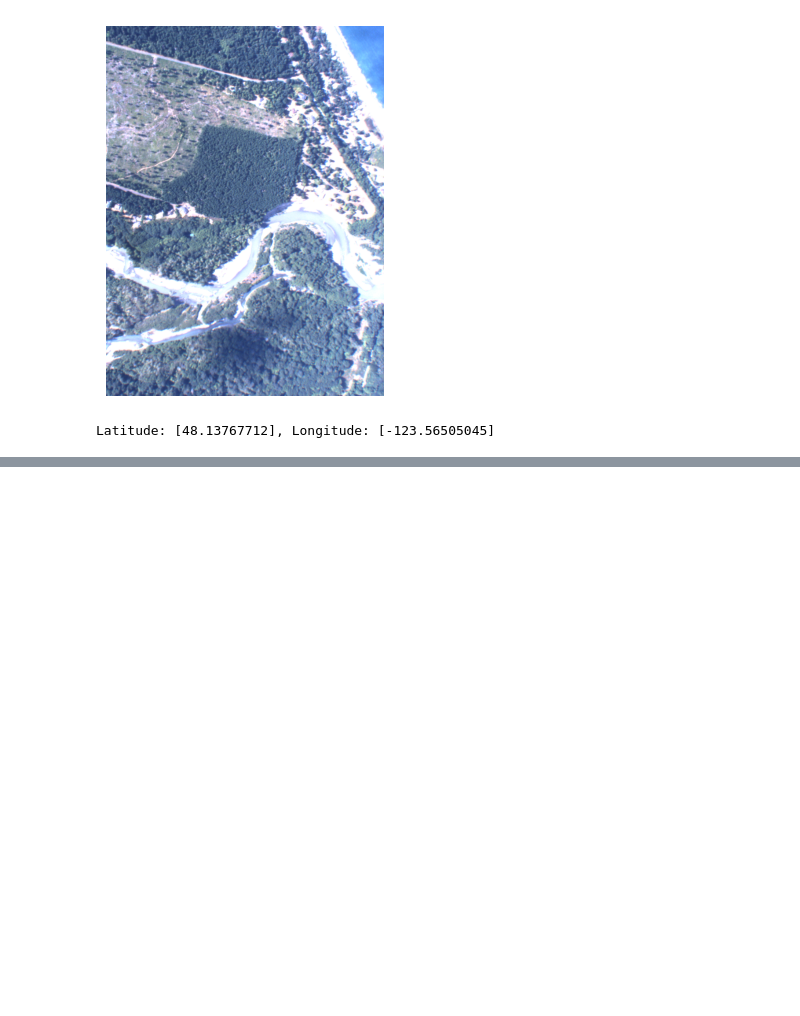
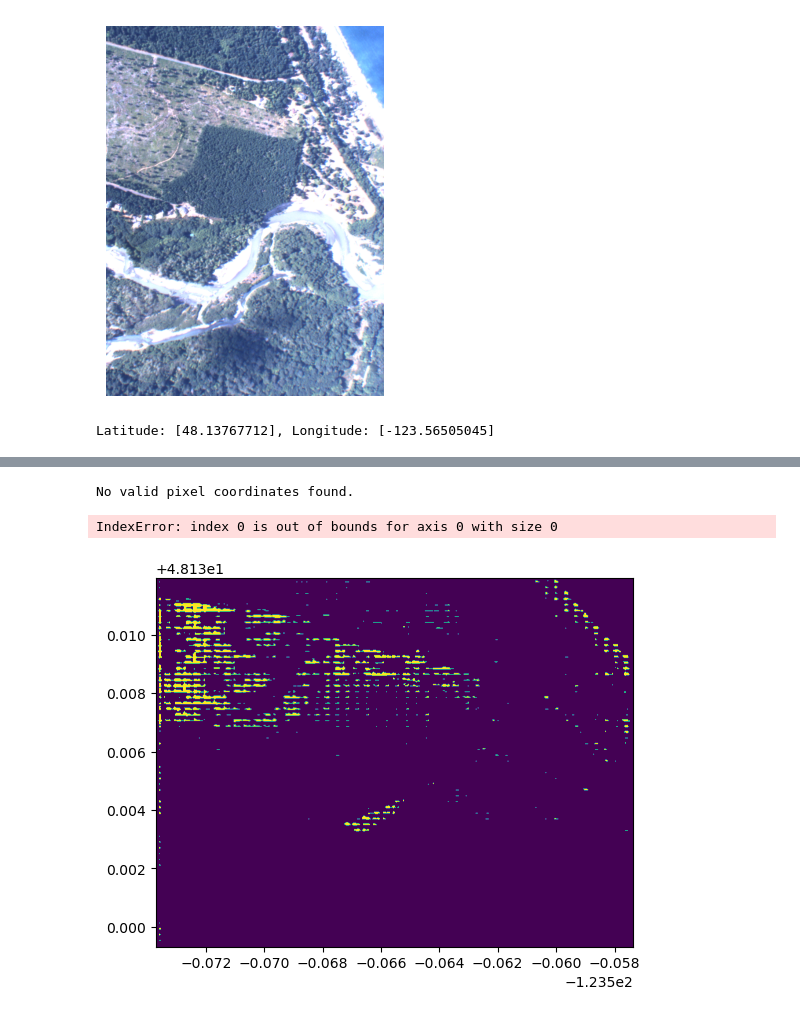
Before and after one commit to StefanTodoran/elwha-segmentation, a Jupyter notebook: book/chapters/conversion.ipynb, the cells around one changed output, grey strips where cells are left out. Saved outputs shown, nothing was run; the diff lists cells and outputs as text; code cells hidden in the pictures; blank space fills up the shorter version.

```diff
--- a/book/chapters/conversion.ipynb
+++ b/book/chapters/conversion.ipynb
@@ -225,0 +225,14 @@ m.add_raster(tif_image, layer_name="Image")
+# %%
+prediction_mask = "mask1.tif"
+# sam.predict(output=prediction_mask)
+
+point_coords = [[48.135964, -123.561918]]
+sam.predict(point_coords, point_labels=1, point_crs="EPSG:3857", output=prediction_mask)
+# %% [output]
+No valid pixel coordinates found.
+IndexError: index 0 is out of bounds for axis 0 with size 0
+# %%
+with rasterio.open(prediction_mask) as ds:
+ show(ds.read(1), transform=ds.profile['transform'])
+# %% [output]
+[figure, added]
```
Also changed, not shown: parts of 7 cells of this notebook, 1 other file.
